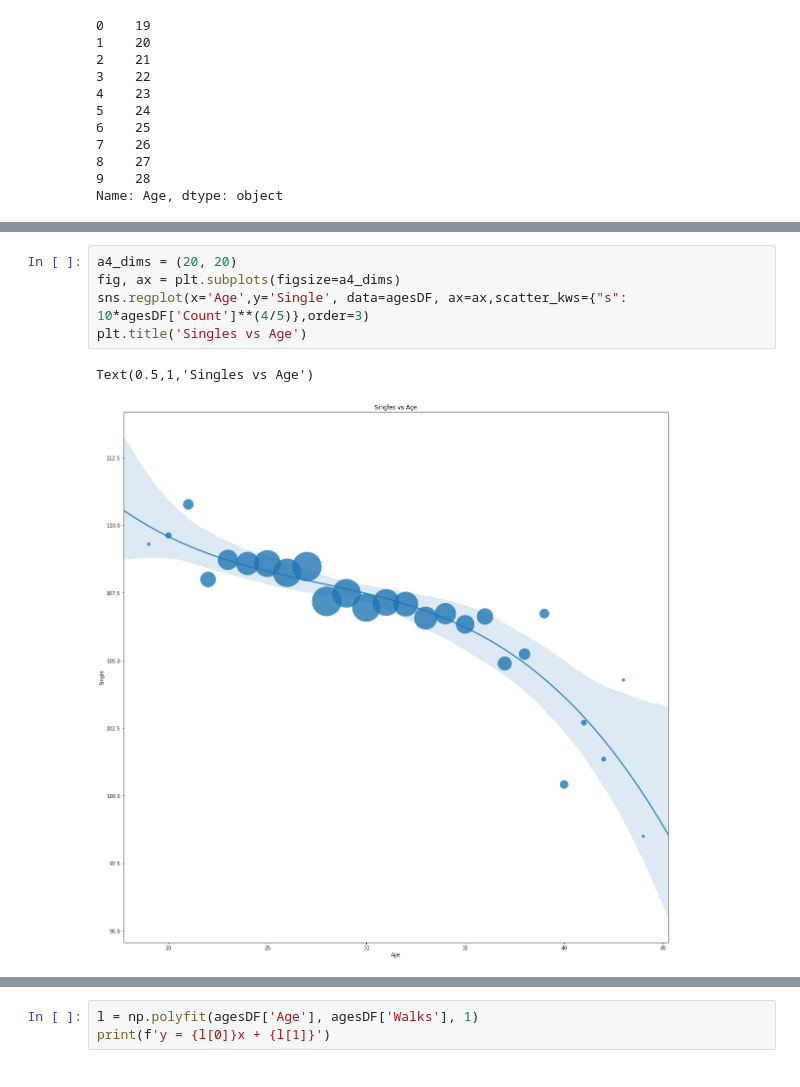
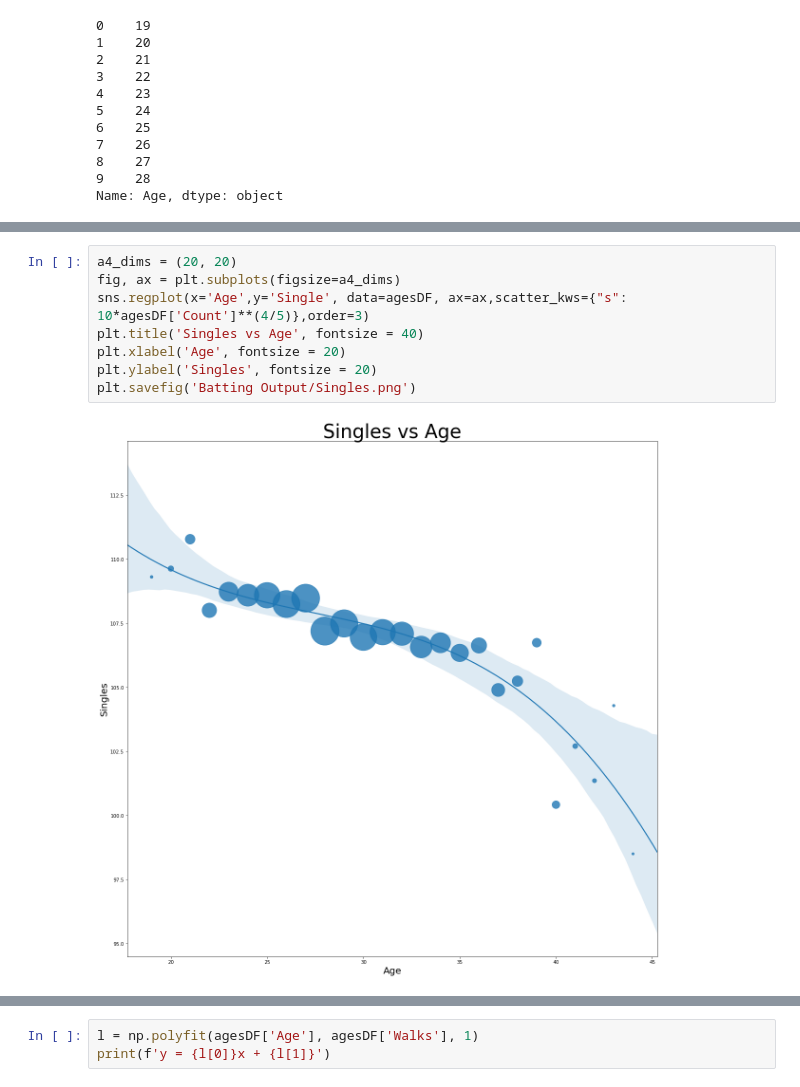
Before and after one commit to AGBarbour/Project-1, a Jupyter notebook: Batting.ipynb, the cells around one changed output, grey strips where cells are left out. Drawn from its saved outputs; the diff is of its cells as text.

Commit message:
Added output

```diff
--- a/Batting.ipynb
+++ b/Batting.ipynb
@@ -404,11 +451,13 @@ plt.title('HR vs Age')
 # %%
 a4_dims = (20, 20)
 fig, ax = plt.subplots(figsize=a4_dims)
 sns.regplot(x='Age',y='Single', data=agesDF, ax=ax,scatter_kws={"s": 10*agesDF['Count']**(4/5)},order=3)
-plt.title('Singles vs Age')
+plt.title('Singles vs Age', fontsize = 40)
+plt.xlabel('Age', fontsize = 20)
+plt.ylabel('Singles', fontsize = 20)
+plt.savefig('Batting Output/Singles.png')
 # %% [output]
-Text(0.5,1,'Singles vs Age')
-[figure, old version]
+[figure, new version]
 # %%
 a4_dims = (20, 20)
 fig, ax = plt.subplots(figsize=a4_dims)
```
Also changed, not shown: parts of 13 cells of this notebook, 8 other files.
